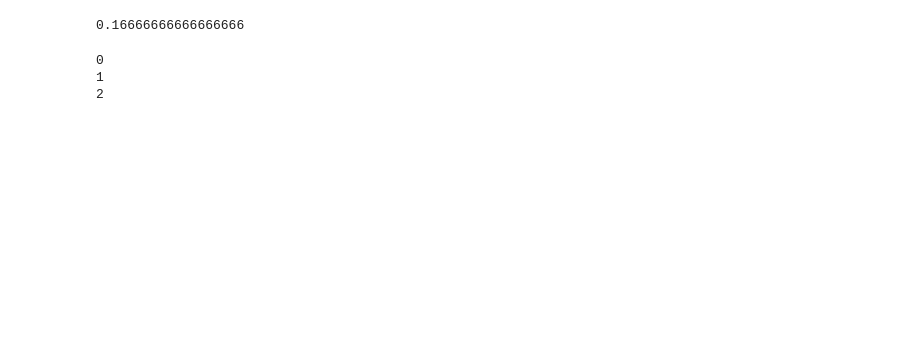
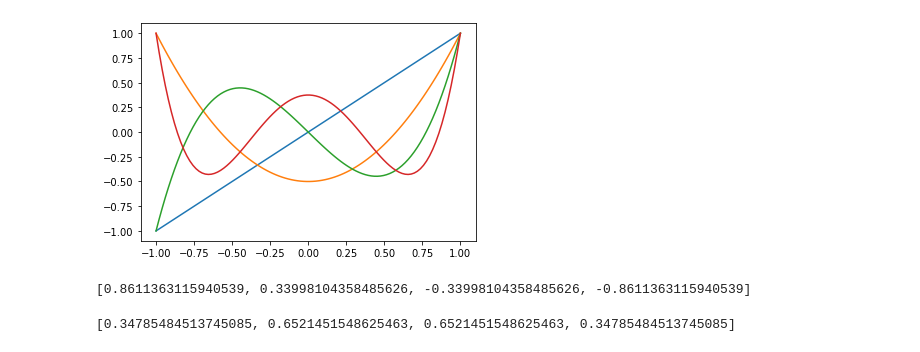
Before and after one commit to JairEsc/Mat_Apl, a Jupyter notebook: MN_T13.ipynb, the cells around one changed output. Saved outputs shown, nothing was run; the diff lists cells and outputs as text; code cells hidden in the pictures; blank space fills up the shorter version.

```diff
--- a/MN_T13.ipynb
+++ b/MN_T13.ipynb
@@ -31,13 +32,21 @@ Simpson(f,a,b,6)
-# %%
-1/6
-# %% [output]
-0.16666666666666666
-# %%
-import numpy as np
-k=np.floor(3.1)
-for i in range(int(k)):
-    print(i)
-# %% [output]
-0
-1
-2
+# %%
+#Newton-Legendre.
+#El valor de n se define a medio codigo :/
+def p(n,x):
+    sum=0
+    if(n==0):
+        return 1
+    if(n==1):
+        return x
+    valor=(1/n)*((2*n-1)*x*p(n-1,x)-(n-1)*p(n-2,x))
+    return(valor)
+def p_prima(n,x):
+    return(((n)/(1-x**2))*(p(n-1,x)-x*p(n,x)))
+# %%
+x=np.linspace(-1,1,100)
+import matplotlib.pyplot as plt
+for k in range(1,5):
+    n=k
+    plt.plot(x,p(n,x))
+# %% [output]
+[figure, added]
@@ -43,0 +71,25 @@ for i in range(int(k)):
+# %%
+n=4
+def zeros_pol_Legendre(m):
+    n=m# n es la variable para construir los polinomios de Legendre de grado n.
+
+    def p_n(x):
+        return(p(n,x))
+    def p_prima_n(x):
+        return(p_prima(n,x))
+    x_0_k=[np.cos(np.pi*(k+0.75)/(n+0.5)) for k in range(n)]
+    zeros=[]
+    for x_0 in x_0_k:
+        zeros.append(Newton(p_n,p_prima_n,x_0,tol_f=10**(-12)))
+    return(zeros)
+zeros=zeros_pol_Legendre(n)
+print(zeros)
+# %% [output]
+[0.8611363115940539, 0.33998104358485626, -0.33998104358485626, -0.8611363115940539]
+# %%
+a=[]
+for x in zeros:
+    a.append(2/(((1-x**2))*(p_prima(n,x)**2)))
+print(a)
+# %% [output]
+[0.34785484513745085, 0.6521451548625463, 0.6521451548625463, 0.34785484513745085]
```
Also changed, not shown: parts of 4 cells of this notebook.
